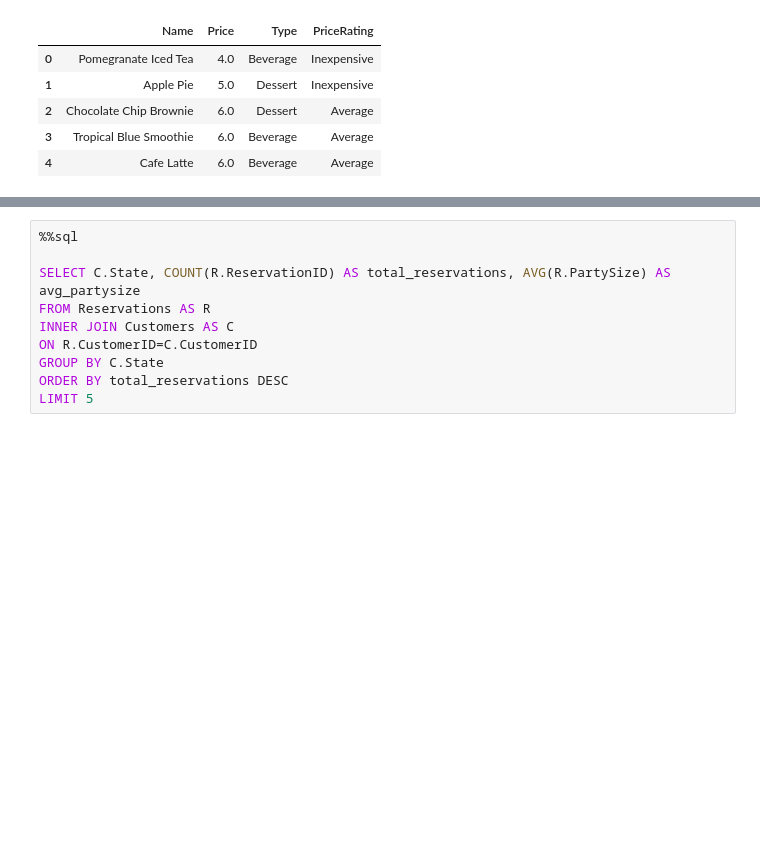
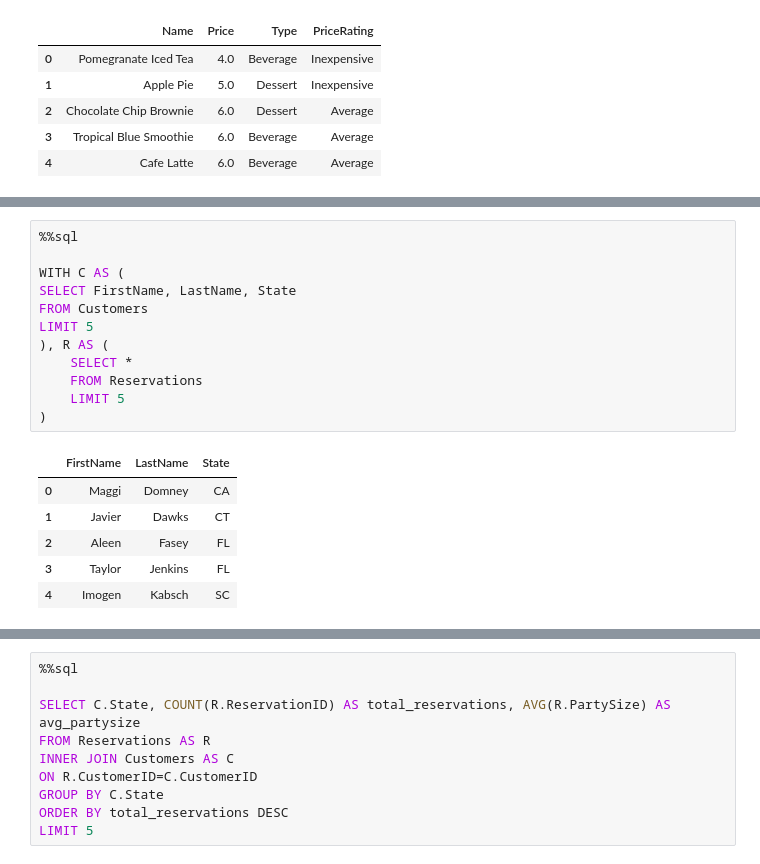
Before and after one commit to freestackinitiative/coop_sql_notebooks, a Jupyter notebook: COOP_SQL_102.ipynb, the cells around one changed output, grey strips where cells are left out. Drawn from its saved outputs; the diff is of its cells as text; blank space fills up the shorter version.

```diff
--- a/COOP_SQL_102.ipynb
+++ b/COOP_SQL_102.ipynb
@@ -248,3 +311,22 @@ LIMIT 5
+# %%
+%%sql
+
+WITH C AS (
+SELECT FirstName, LastName, State
+FROM Customers
+LIMIT 5
+), R AS (
+    SELECT *
+    FROM Reservations
+    LIMIT 5
+)
+# %% [output]
+|  | FirstName | LastName | State |
+| 0 | Maggi | Domney | CA |
+| 1 | Javier | Dawks | CT |
+| 2 | Aleen | Fasey | FL |
+| 3 | Taylor | Jenkins | FL |
+| 4 | Imogen | Kabsch | SC |
 # %% [markdown]
 # Practice Section - Joins and Multiple Tables
 
```
Also changed, not shown: parts of 6 cells of this notebook, 6 other files.
